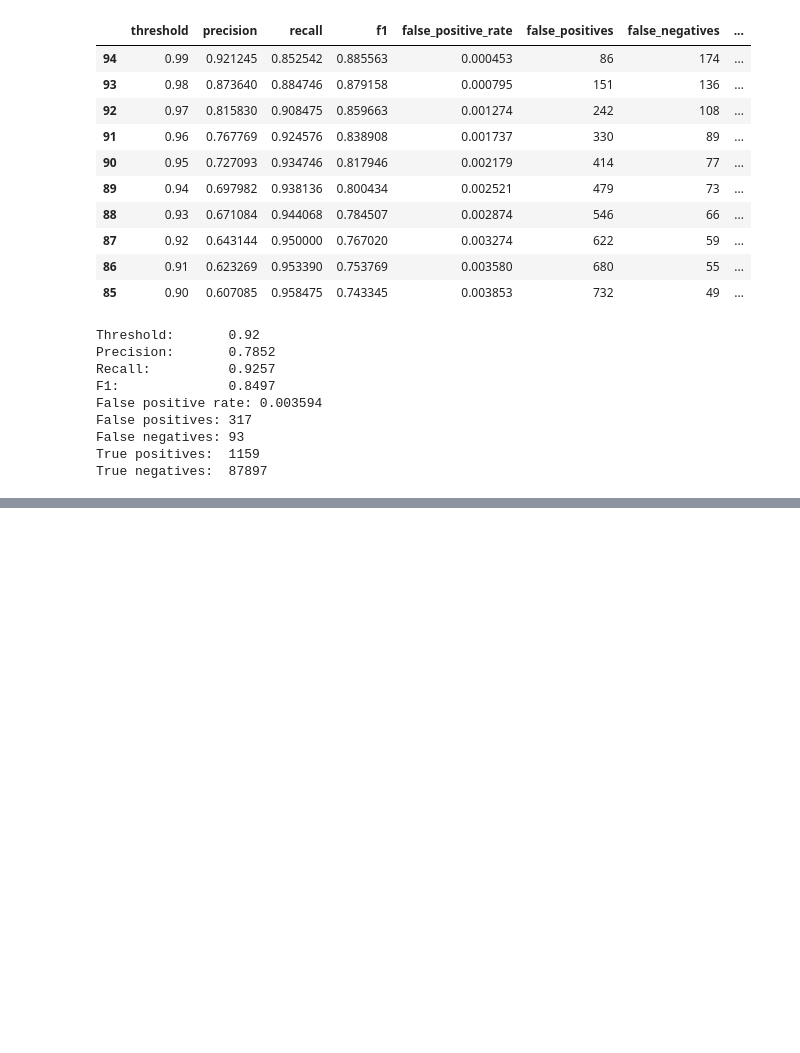
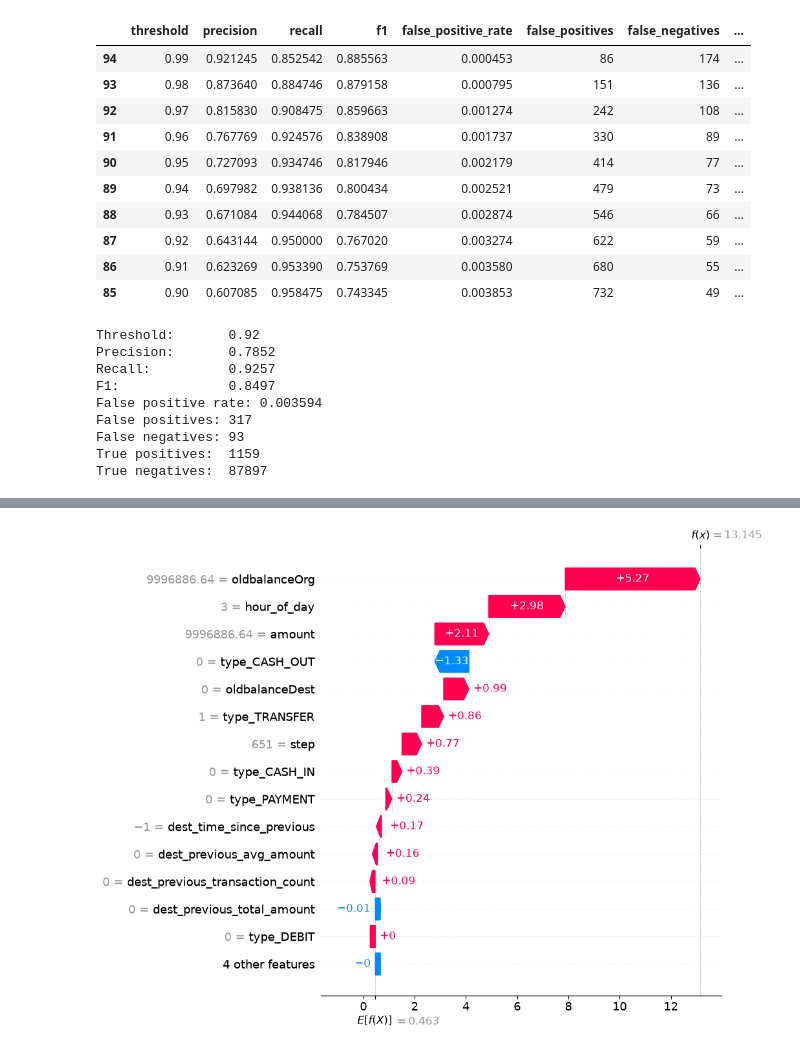
Before and after one commit to dawit-hopes/aI-financial-crime-intelligence, a Jupyter notebook: notebooks/fraud_detector.ipynb, the cells around one changed output, grey strips where cells are left out. Cells and saved outputs as stored; diff of their text form; code cells hidden in the pictures; blank space fills up the shorter version.

Commit message:
updated: shap explaination

```diff
--- a/notebooks/fraud_detector.ipynb
+++ b/notebooks/fraud_detector.ipynb
@@ -2384,0 +2415,24 @@ True negatives:  87897
+# %%
+# ============================================================
+# SHAP LOCAL EXPLAINABILITY
+# ============================================================
+
+print("\nPreparing local SHAP explanations...")
+
+# Calculate model probabilities for the SHAP sample
+X_shap_proba = model.predict_proba(X_shap)[:, 1]
+
+# Find a high-risk transaction
+high_risk_idx = np.argmax(X_shap_proba)
+
+high_risk_transaction = X_shap.iloc[high_risk_idx]
+high_risk_shap = shap_values[high_risk_idx]
+high_risk_probability = X_shap_proba[high_risk_idx]
+
+print("\n" + "=" * 70)
+print("HIGH-RISK TRANSACTION")
+print("=" * 70)
+
+print(f"Fraud probability: {high_risk_probability:.6f}")
+print("\nTransaction features:")
+print(high_risk_transaction)
@@ -2384,0 +2457,17 @@ True negatives:  87897
+# %%
+# ============================================================
+# SHAP LOCAL WATERFALL + TOP REASONS
+# ============================================================
+
+# Waterfall explanation
+shap.plots.waterfall(
+    shap.Explanation(
+        values=high_risk_shap,
+        base_values=explainer.expected_value,
+        data=high_risk_transaction.values,
+        feature_names=X_shap.columns.tolist(),
+    ),
+    max_display=15,
+)
+# %% [output]
+[figure, added]
```
Also changed, not shown: parts of 8 cells of this notebook, 4 other files.
